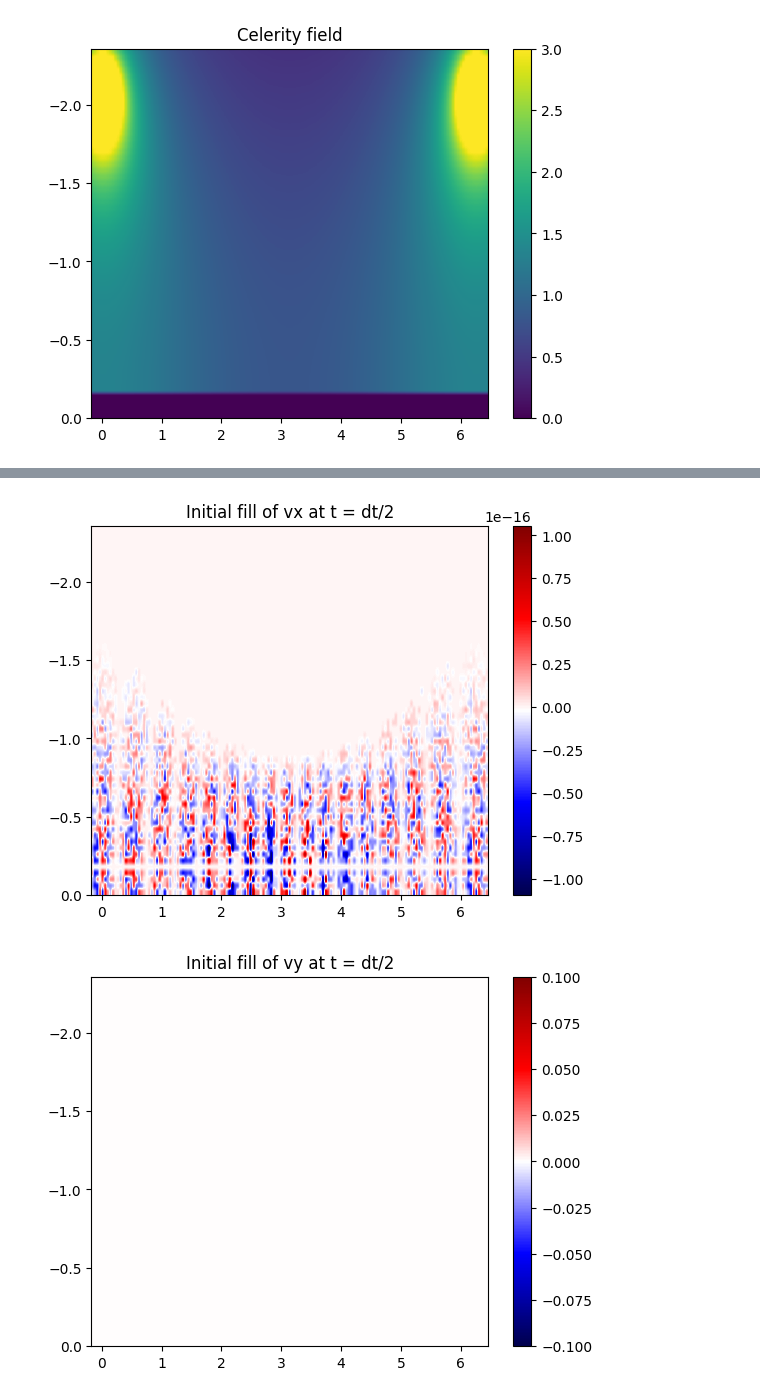
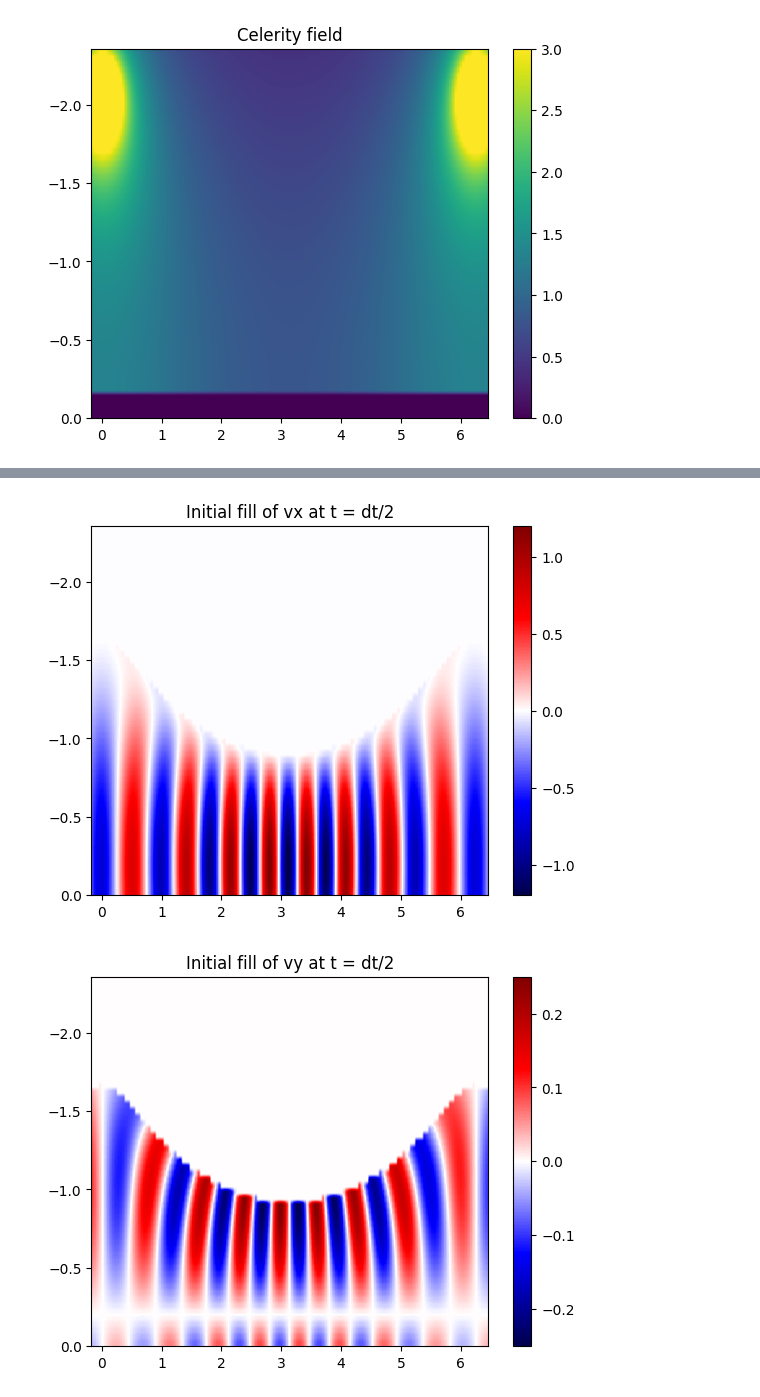
Before and after one commit to devitocodes/schism, a Jupyter notebook: examples/14_1st-order_exact_solution_comparison.ipynb, the cells around one changed output, grey strips where cells are left out. Cells and saved outputs as stored; diff of their text form; code cells hidden in the pictures.

```diff
--- a/examples/14_1st-order_exact_solution_comparison.ipynb
+++ b/examples/14_1st-order_exact_solution_comparison.ipynb
@@ -205,8 +242,8 @@ dt = 0.1*new_grid.spacing[0]/np.amax(cel.data)
 import sympy as sp
 
 u0 = u(0, xmsh, ymsh, c0, m, A)
-vx0 = vx(-dt/2, xmsh+new_grid.spacing[0]/2, ymsh, c0, m, A, rho)
-vy0 = vy(-dt/2, xmsh, ymsh+new_grid.spacing[1]/2, c0, m, A, rho)
+vx0 = vx(-dt/2, xmsh+new_grid.spacing[0]/2, ymsh, c0, m, A)
+vy0 = vy(-dt/2, xmsh, ymsh+new_grid.spacing[1]/2, c0, m, A)
 # vx0 = vx(0, xmsh+new_grid.spacing[0]/2, ymsh, c0, m, A, rho)
 # vy0 = vy(0, xmsh, ymsh+new_grid.spacing[1]/2, c0, m, A, rho)
 
@@ -242,41 +279,41 @@ p = dv.TimeFunction(name='p', grid=grid, space_order=s_o,
 v = dv.VectorTimeFunction(name='v', grid=grid, space_order=s_o,
                           time_order=1)
 
 # Initialise the zero timestep for pressure
-p.data[0, :, :-4] = np.concatenate((u0[-5:-1], u0, u0[1:5]))
+p.data[:, :, :-4] = np.concatenate((u0[-5:-1], u0, u0[1:5]))
 # NOTE: bumped y index along by one, think this is correct?
-p.data[0, :, -4:] = p.data[0, :, -6:-10:-1]  # Mirror below the zero flux bc
+p.data[:, :, -4:] = p.data[:, :, -6:-10:-1]  # Mirror below the zero flux bc
 
 # Initialise the dt/2 timestep for vx
-v[0].data[0, :, :-4] = np.concatenate((vx0[-5:-1], vx0, vx0[1:5]))
-v[0].data[0, :, -4:] = v[0].data[0, :, -6:-10:-1]  # Mirror below the zero flux bc
+v[0].data[:, :, :-4] = np.concatenate((vx0[-5:-1], vx0, vx0[1:5]))
+v[0].data[:, :, -4:] = v[0].data[:, :, -6:-10:-1]  # Mirror below the zero flux bc
 
 # Initialise the dt/2 timestep for vy
-v[1].data[0, :, :-5] = np.concatenate((vy0[-5:-1], vy0, vy0[1:5]))
+v[1].data[:, :, :-5] = np.concatenate((vy0[-5:-1], vy0, vy0[1:5]))
 # Antisymmetric around pressure node
-v[1].data[0, :, -5:] = -v[1].data[0, :, -6:-11:-1]  # Mirror below the zero flux bc
+v[1].data[:, :, -5:] = -v[1].data[:, :, -6:-11:-1]  # Mirror below the zero flux bc
 
 plt.imshow(p.data[0].T, extent=(-4*grid.spacing[0], 2*np.pi+4*grid.spacing[0], 0, -3*np.pi/4),
                                 aspect='auto', cmap='seismic')
 plt.title("Initial fill of p at t = 0")
 plt.colorbar()
 plt.show()
 
 plt.imshow(v[0].data[0].T, extent=(-4*grid.spacing[0], 2*np.pi+4*grid.spacing[0], 0, -3*np.pi/4),
                                 aspect='auto', cmap='seismic')
 plt.title("Initial fill of vx at t = dt/2")
 plt.colorbar()
 plt.show()
 
 plt.imshow(v[1].data[0].T, extent=(-4*grid.spacing[0], 2*np.pi+4*grid.spacing[0], 0, -3*np.pi/4),
                                 aspect='auto', cmap='seismic')
 plt.title("Initial fill of vy at t = dt/2")
 plt.colorbar()
 plt.show()
 # %% [output]
 [figure]
-[figure, old version]
+[figure, new version]
-[figure, old version]
+[figure, new version]
 # %%
 from schism import BoundaryConditions
 
```
Also changed, not shown: parts of 16 cells of this notebook.
